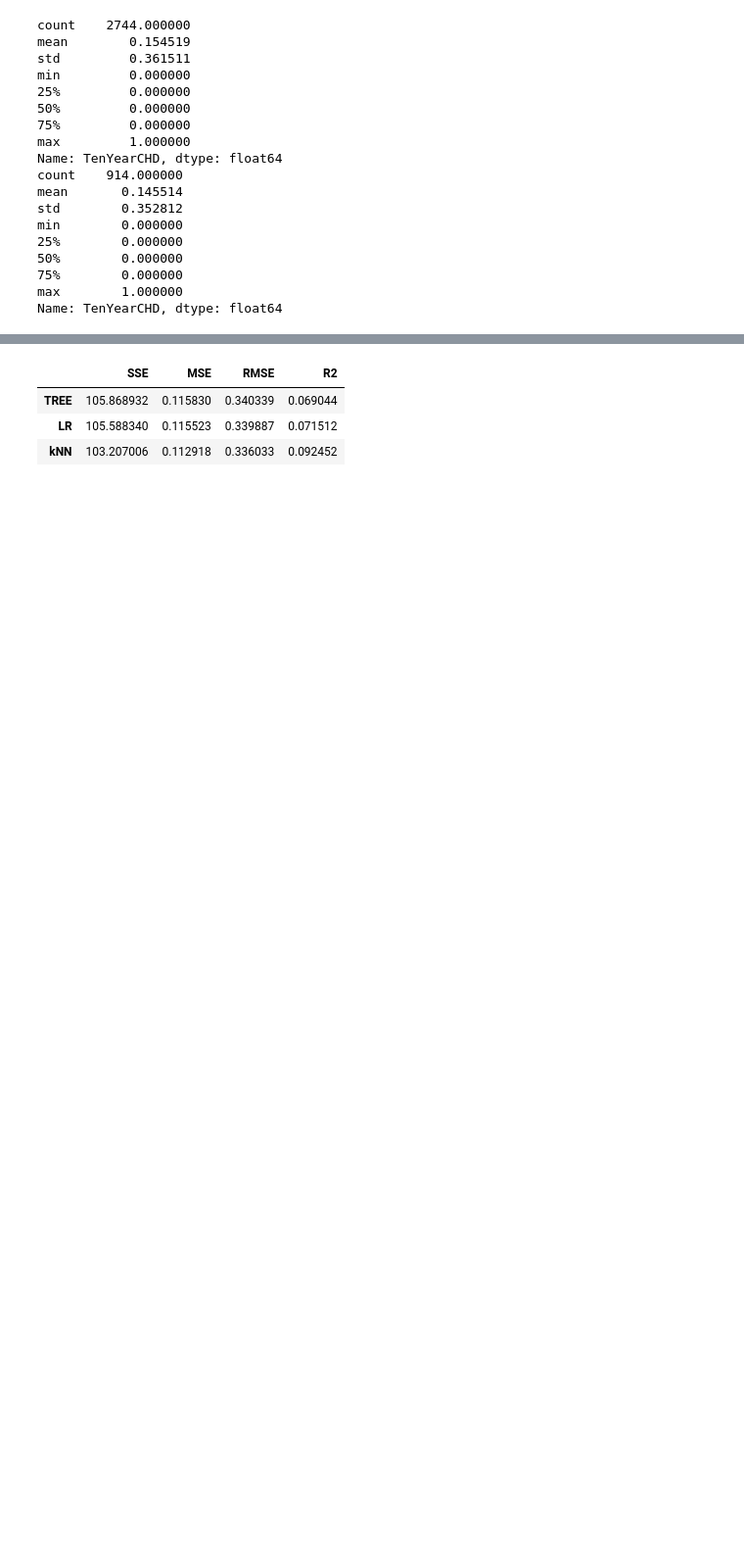
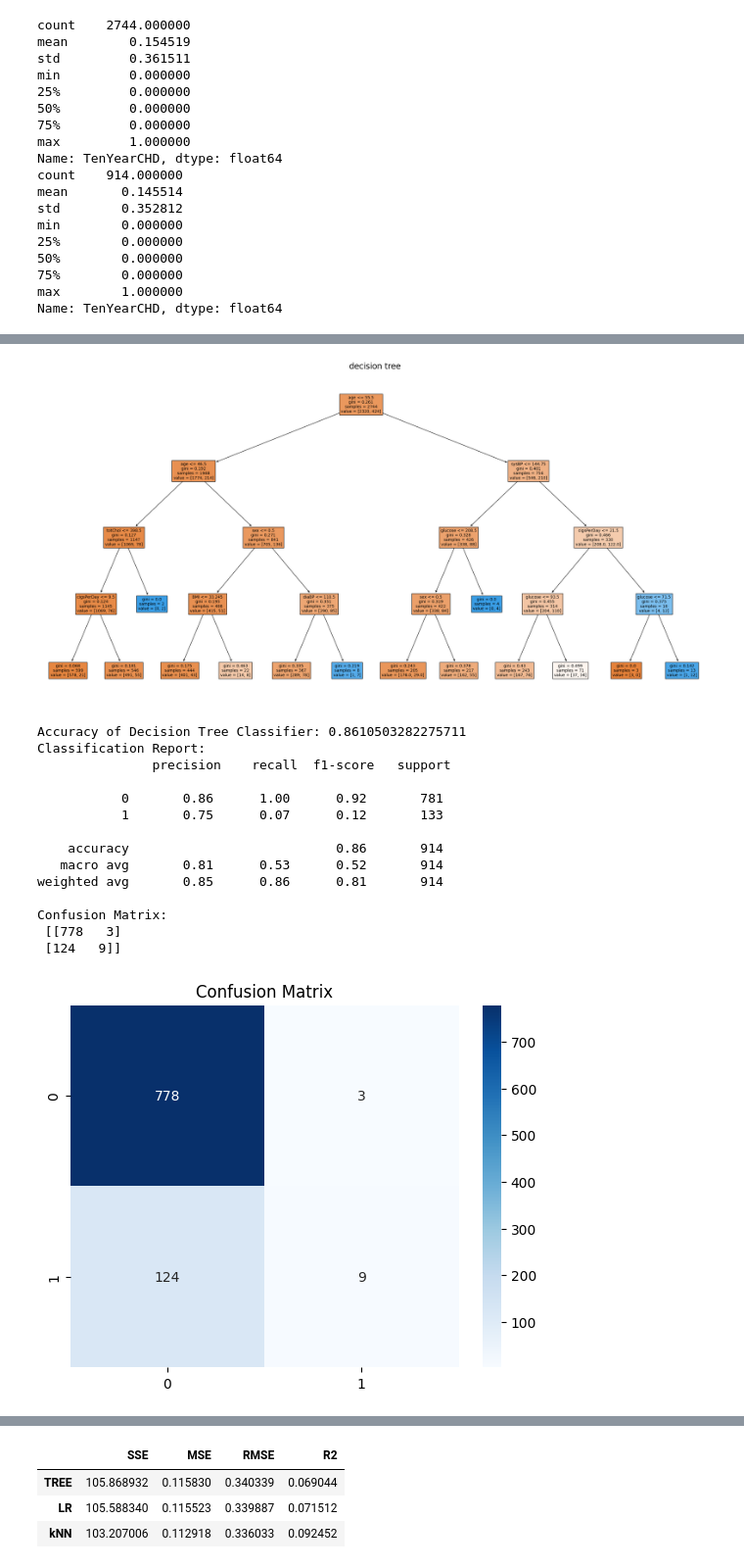
Before and after one commit to ryandinnh/project_chd, a Jupyter notebook: project_chd_outline.ipynb, the cells around one changed output, grey strips where cells are left out. Shown at 98% size. Drawn from its saved outputs; the diff is of its cells as text; code cells hidden in the pictures; blank space fills up the shorter version.

```diff
--- a/project_chd_outline.ipynb
+++ b/project_chd_outline.ipynb
@@ -273,0 +285,48 @@ r2_tree = 1 - sse_tree / tss
+# %%
+#decision tree but using classifier instead of regressor and confusion matrix
+from sklearn.tree import DecisionTreeClassifier
+from sklearn.metrics import accuracy_score, classification_report, confusion_matrix
+
+cart = DecisionTreeClassifier(max_depth=4).fit(xtrain, ytrain)
+varnames = list(xtrain.columns)  # Make sure xtrain is a DataFrame to use this line
+
+
+plt.figure(figsize=(30, 15))#increase figure size
+plot_tree(cart, filled=True, feature_names=varnames, fontsize=10)
+plt.title("decision tree", fontsize=20)
+plt.savefig("./tree_classifier.png", dpi=500)
+plt.show()
+
+#accuracy and report
+yhat_tree = cart.predict(xtest)
+accuracy_tree = accuracy_score(ytest, yhat_tree)
+report_tree = classification_report(ytest, yhat_tree)
+
+#confusion matrix to analyze error
+conf_matrix_tree = confusion_matrix(ytest, yhat_tree)
+
+print("Accuracy of Decision Tree Classifier:", accuracy_tree)
+print("Classification Report:\n", report_tree)
+print("Confusion Matrix:\n", conf_matrix_tree)
+
+#confusion matrix
+sns.heatmap(conf_matrix_tree, annot=True, fmt='d', cmap='Blues')
+plt.title("Confusion Matrix")
+plt.show()
+# %% [output]
+[figure, added]
+Accuracy of Decision Tree Classifier: 0.8610503282275711
+Classification Report:
+               precision    recall  f1-score   support
+
+           0       0.86      1.00      0.92       781
+           1       0.75      0.07      0.12       133
+
+    accuracy                           0.86       914
+   macro avg       0.81      0.53      0.52       914
+weighted avg       0.85      0.86      0.81       914
+
+Confusion Matrix:
+ [[778   3]
+ [124   9]]
+[figure, added]
```
Also changed, not shown: parts of 7 cells of this notebook, 2 other files.
